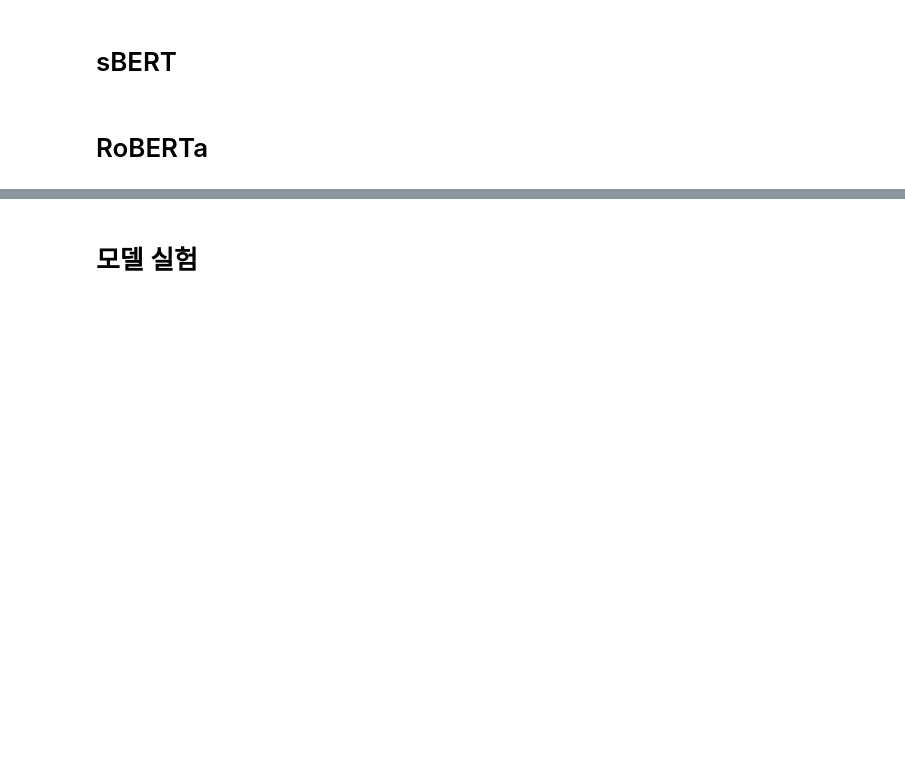
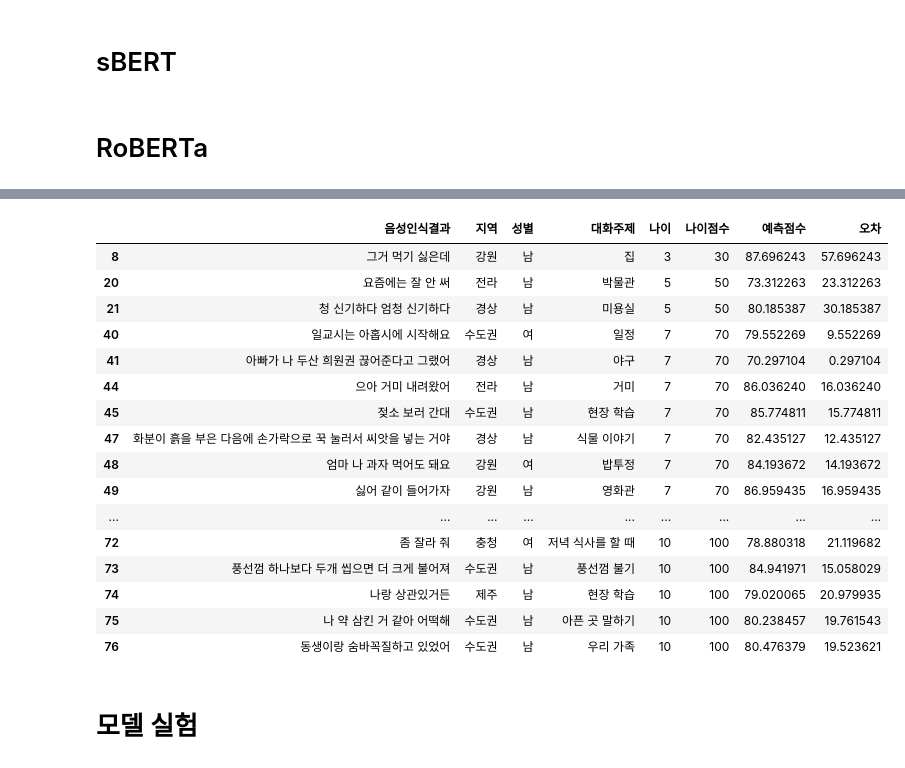
Before and after one commit to Sprout-Bibimbap/Dacon_SaeSSak, a Jupyter notebook: src/LanguageDevelopmentScore/model_inference.ipynb, the cells around one changed output, grey strips where cells are left out. Cells and saved outputs as stored; diff of their text form; code cells hidden in the pictures; blank space fills up the shorter version.

```diff
--- a/src/LanguageDevelopmentScore/model_inference.ipynb
+++ b/src/LanguageDevelopmentScore/model_inference.ipynb
@@ -141,3 +160,23 @@ plt.show()
+# %%
+df[df["예측점수"] > 70]
+# %% [output]
+|  | 음성인식결과 | 지역 | 성별 | 대화주제 | 나이 | 나이점수 | 예측점수 | 오차 |
+| 8 | 그거 먹기 싫은데 | 강원 | 남 | 집 | 3 | 30 | 87.696243 | 57.696243 |
+| 20 | 요즘에는 잘 안 써 | 전라 | 남 | 박물관 | 5 | 50 | 73.312263 | 23.312263 |
+| 21 | 청 신기하다 엄청 신기하다 | 경상 | 남 | 미용실 | 5 | 50 | 80.185387 | 30.185387 |
+| 40 | 일교시는 아홉시에 시작해요 | 수도권 | 여 | 일정 | 7 | 70 | 79.552269 | 9.552269 |
+| 41 | 아빠가 나 두산 희원권 끊어준다고 그랬어 | 경상 | 남 | 야구 | 7 | 70 | 70.297104 | 0.297104 |
+| 44 | 으아 거미 내려왔어 | 전라 | 남 | 거미 | 7 | 70 | 86.036240 | 16.036240 |
+| 45 | 젖소 보러 간대 | 수도권 | 남 | 현장 학습 | 7 | 70 | 85.774811 | 15.774811 |
+| 47 | 화분이 흙을 부은 다음에 손가락으로 꾹 눌러서 씨앗을 넣는 거야 | 경상 | 남 | 식물 이야기 | 7 | 70 | 82.435127 | 12.435127 |
+| 48 | 엄마 나 과자 먹어도 돼요 | 강원 | 여 | 밥투정 | 7 | 70 | 84.193672 | 14.193672 |
+| 49 | 싫어 같이 들어가자 | 강원 | 남 | 영화관 | 7 | 70 | 86.959435 | 16.959435 |
+| ... | ... | ... | ... | ... | ... | ... | ... | ... |
+| 72 | 좀 잘라 줘 | 충청 | 여 | 저녁 식사를 할 때 | 10 | 100 | 78.880318 | 21.119682 |
+| 73 | 풍선껌 하나보다 두개 씹으면 더 크게 불어져 | 수도권 | 남 | 풍선껌 불기 | 10 | 100 | 84.941971 | 15.058029 |
+| 74 | 나랑 상관있거든 | 제주 | 남 | 현장 학습 | 10 | 100 | 79.020065 | 20.979935 |
+| 75 | 나 약 삼킨 거 같아 어떡해 | 수도권 | 남 | 아픈 곳 말하기 | 10 | 100 | 80.238457 | 19.761543 |
+| 76 | 동생이랑 숨바꼭질하고 있었어 | 수도권 | 남 | 우리 가족 | 10 | 100 | 80.476379 | 19.523621 |
 # %%
 name = model_path.split("/")[-1].split(".")[0]
 df.to_csv(f"./result/{name}.csv", index = False)
```
Also changed, not shown: parts of 3 cells of this notebook, 4 other files.
